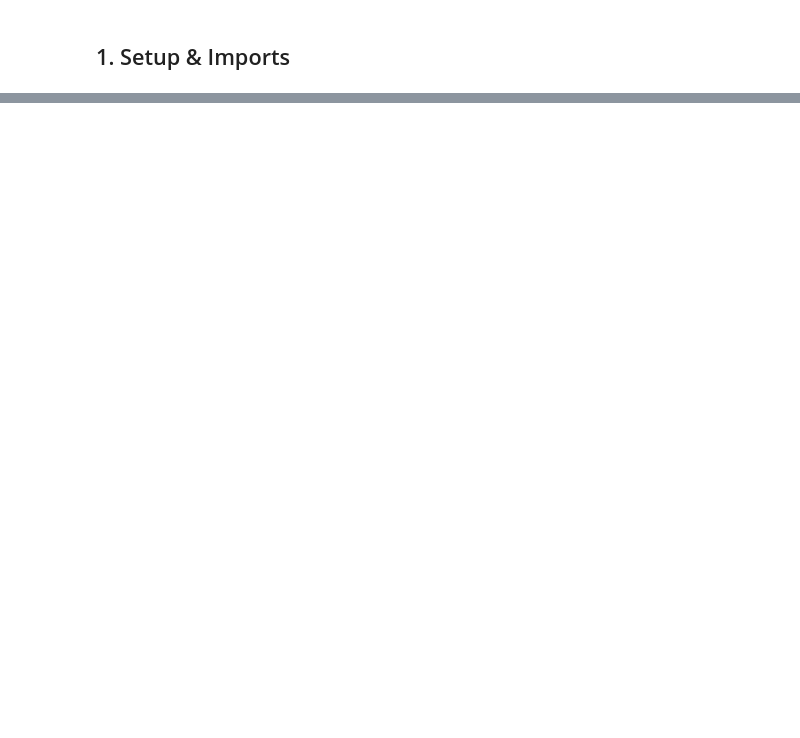
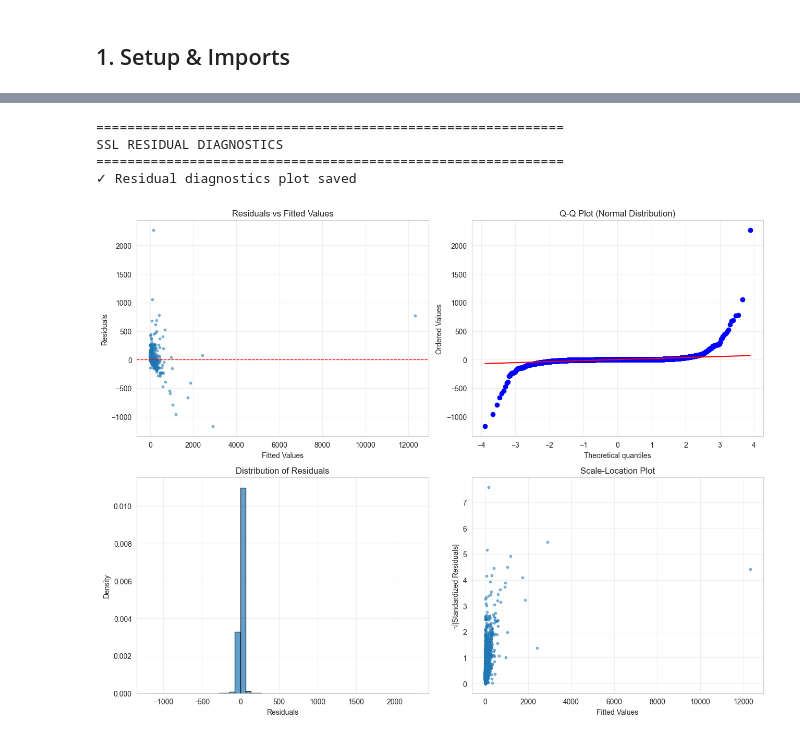
Before and after one commit to kojounfc/unfc-capstone-project-1, a Jupyter notebook: notebooks/rq4_ssl_validation.ipynb, the cells around one changed output, grey strips where cells are left out. Drawn from its saved outputs; the diff is of its cells as text; code cells hidden in the pictures; blank space fills up the shorter version.

```diff
--- a/notebooks/rq4_ssl_validation.ipynb
+++ b/notebooks/rq4_ssl_validation.ipynb
@@ -738,0 +475,18 @@ Interpretation: Switching to the primary log-linear specification reveals that a
+# %%
+# Fit OLS regression on SSL data (using standardized target)
+print(f"\nFitting SSL OLS (standardized target)...")
+ssl_results = fit_ols_robust(ssl_regression_data_std, "total_profit_erosion_ssl")
+
+print(f"\nSSL OLS Regression Results (Standardized Target):")
+print(f"  R-squared: {ssl_results.rsquared:.4f}")
+print(f"  Adjusted R-squared: {ssl_results.rsquared_adj:.4f}")
+print(f"  F-statistic: {ssl_results.fvalue:.2f} (p < {ssl_results.f_pvalue:.2e})")
+print(f"  AIC: {ssl_results.aic:.2f}")
+print(f"  Observations: {ssl_results.nobs:,}")
+
+# Extract and display coefficient table
+ssl_coef_table = extract_coefficient_table(ssl_results)
+print(f"\nTop coefficients by magnitude (Standardized Target):")
+print(ssl_coef_table.head(10).to_string(index=False))
+
+print(f"\n📊 Note: All coefficients now represent change in STANDARDIZED target (mean=0, std=1)")
@@ -738,0 +511,20 @@ Interpretation: Switching to the primary log-linear specification reveals that a
+# %%
+# SSL residual diagnostics
+print("\n" + "=" * 60)
+print("SSL RESIDUAL DIAGNOSTICS")
+print("=" * 60)
+
+plot_residual_diagnostics(
+    ssl_results,
+    ssl_results.fittedvalues,
+    ssl_results.resid,
+    figures_dir
+)
+print(f"✓ Residual diagnostics plot saved")
+plt.show()
+# %% [output]
+============================================================
+SSL RESIDUAL DIAGNOSTICS
+============================================================
+✓ Residual diagnostics plot saved
+[figure, added]
```
Also changed, not shown: parts of 66 cells of this notebook, 4 other files.
